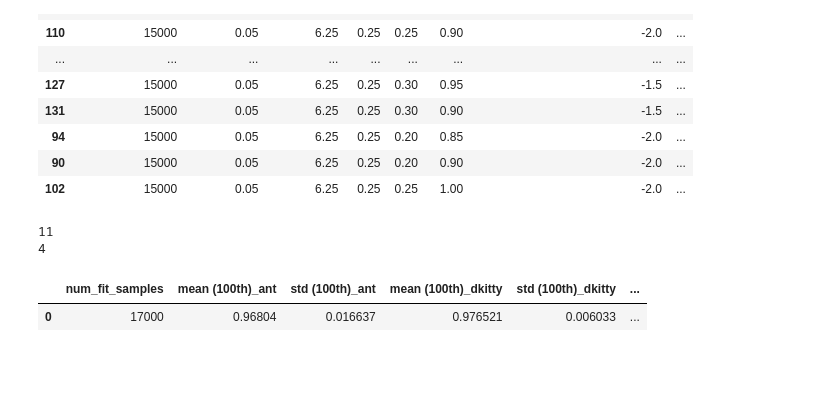
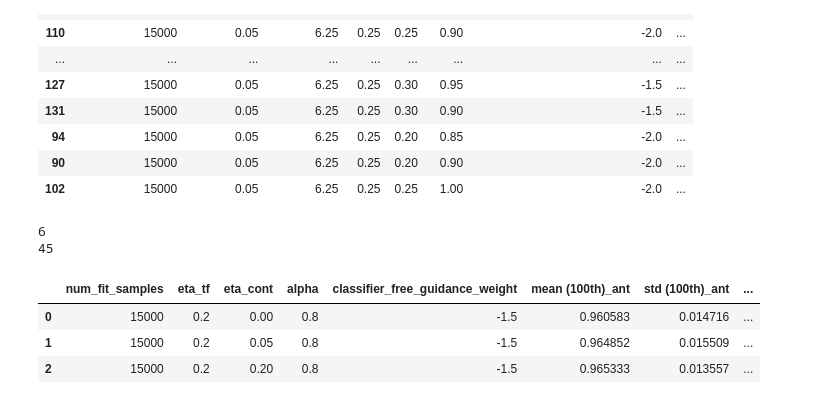
Before and after one commit to HungTT912/L2HD-setting-2, a Jupyter notebook: test.ipynb, the cells around one changed output. Saved outputs shown, nothing was run; the diff lists cells and outputs as text; code cells hidden in the pictures; blank space fills up the shorter version.

```diff
--- a/test.ipynb
+++ b/test.ipynb
@@ -126,13 +126,13 @@ import pandas as pd
 
 lengthscale = 6.25
 best_tf10_hyper = pd.read_csv(f'./tuning_results/tune_23/result/tuning_result_tfbind10_lengthscale{lengthscale}_sampling_lr0.05_delta0.25_1.csv')
-best_tf10_hyper = best_tf10_hyper[best_tf10_hyper['mean (100th)']>0.668]
+best_tf10_hyper = best_tf10_hyper[best_tf10_hyper['mean (100th)']>0.67]
 num_fit_samples_list = [10000,12000,13000,14000,15000,16000,17000,18000]
 best_tf8_hyper = None
 print(len(best_tf10_hyper))
 for num_fit_samples in num_fit_samples_list:
     best_tf8_hyper_1 = pd.read_csv(f'./tuning_results/tune_23/result/tuning_result_tfbind8_num_fit_samples{num_fit_samples}_lengthscale{lengthscale}_sampling_lr0.05_delta0.25.csv')
-    best_tf8_hyper_1 = best_tf8_hyper_1[best_tf8_hyper_1['mean (100th)']>0.988]
+    best_tf8_hyper_1 = best_tf8_hyper_1[best_tf8_hyper_1['mean (100th)']>0.985]
     best_tf8_hyper = pd.concat([best_tf8_hyper_1, best_tf8_hyper])
 print(len(best_tf8_hyper))
 best_tf8_hyper= best_tf8_hyper.merge(best_tf10_hyper, on = ['sampling_lr','eta','alpha','delta','lengthscale','classifier_free_guidance_weight'])
@@ -140,39 +140,41 @@ best_tf8_hyper = best_tf8_hyper[['num_fit_samples_x','eta','alpha','classifier_f
 # Rename columns
 best_tf8_hyper = best_tf8_hyper.rename(columns={
     'num_fit_samples_x': 'num_fit_samples',
     'eta': 'eta_tf',
     'alpha': 'alpha',
     'classifier_free_guidance_weight': 'classifier_free_guidance_weight',
     'mean (100th)_x': 'mean (100th)_tf8',
     'mean (100th)_y': 'mean (100th)_tf10',
     'std (100th)_x': 'std (100th)_tf8',
     'std (100th)_y': 'std (100th)_tf10'
 })
 
 best_ant_hyper = pd.read_csv('tuning_results/tune_23/result/tuning_result_ant_lengthscale1.0_sampling_lr0.001_delta0.25.csv')
-best_ant_hyper = best_ant_hyper[best_ant_hyper['mean (100th)']>0.968]
+best_ant_hyper = best_ant_hyper[best_ant_hyper['mean (100th)']>0.96]
 best_dkitty_hyper = pd.read_csv('tuning_results/tune_23/result/tuning_result_dkitty_lengthscale1.0_sampling_lr0.001_delta0.25.csv')
 best_dkitty_hyper = best_dkitty_hyper[best_dkitty_hyper['mean (100th)']>0.97]
 best_ant_hyper = best_ant_hyper.merge(best_dkitty_hyper,on = ['sampling_lr','eta','alpha','delta','lengthscale','classifier_free_guidance_weight'])
 
 best_ant_hyper = best_ant_hyper[['eta','alpha','classifier_free_guidance_weight','mean (100th)_x','mean (100th)_y','std (100th)_x','std (100th)_y']]
 
 best_ant_hyper = best_ant_hyper.rename(columns={
     'eta': 'eta_cont',
     'alpha': 'alpha',
     'classifier_free_guidance_weight': 'classifier_free_guidance_weight',
     'mean (100th)_x': 'mean (100th)_ant',
     'mean (100th)_y': 'mean (100th)_dkitty',
     'std (100th)_x': 'std (100th)_ant',
     'std (100th)_y': 'std (100th)_dkitty'
 })
 best_ant_hyper = best_ant_hyper.merge(best_tf8_hyper, on=['alpha','classifier_free_guidance_weight'])
-best_ant_hyper[['num_fit_samples','mean (100th)_ant','std (100th)_ant','mean (100th)_dkitty','std (100th)_dkitty','mean (100th)_tf8','std (100th)_tf8', 'mean (100th)_tf10', 'std (100th)_tf10']]
+best_ant_hyper[['num_fit_samples','eta_tf','eta_cont','alpha','classifier_free_guidance_weight','mean (100th)_ant','std (100th)_ant','mean (100th)_dkitty','std (100th)_dkitty','mean (100th)_tf8','std (100th)_tf8', 'mean (100th)_tf10', 'std (100th)_tf10']]
 # %% [output]
-11
-4
+6
+45
-|  | num_fit_samples | mean (100th)_ant | std (100th)_ant | mean (100th)_dkitty | std (100th)_dkitty | ... |
-| 0 | 17000 | 0.96804 | 0.016637 | 0.976521 | 0.006033 | ... |
+|  | num_fit_samples | eta_tf | eta_cont | alpha | classifier_free_guidance_weight | mean (100th)_ant | std (100th)_ant | ... |
+| 0 | 15000 | 0.2 | 0.00 | 0.8 | -1.5 | 0.960583 | 0.014716 | ... |
+| 1 | 15000 | 0.2 | 0.05 | 0.8 | -1.5 | 0.964852 | 0.015509 | ... |
+| 2 | 15000 | 0.2 | 0.20 | 0.8 | -1.5 | 0.965333 | 0.013557 | ... |
 # %%
 import pandas as pd
 best_ant_hyper = pd.read_csv('tuning_results/tune_23/result/tuning_result_ant_lengthscale1.0_sampling_lr0.001_delta0.25.csv')
```
Also changed, not shown: 32 other files.
